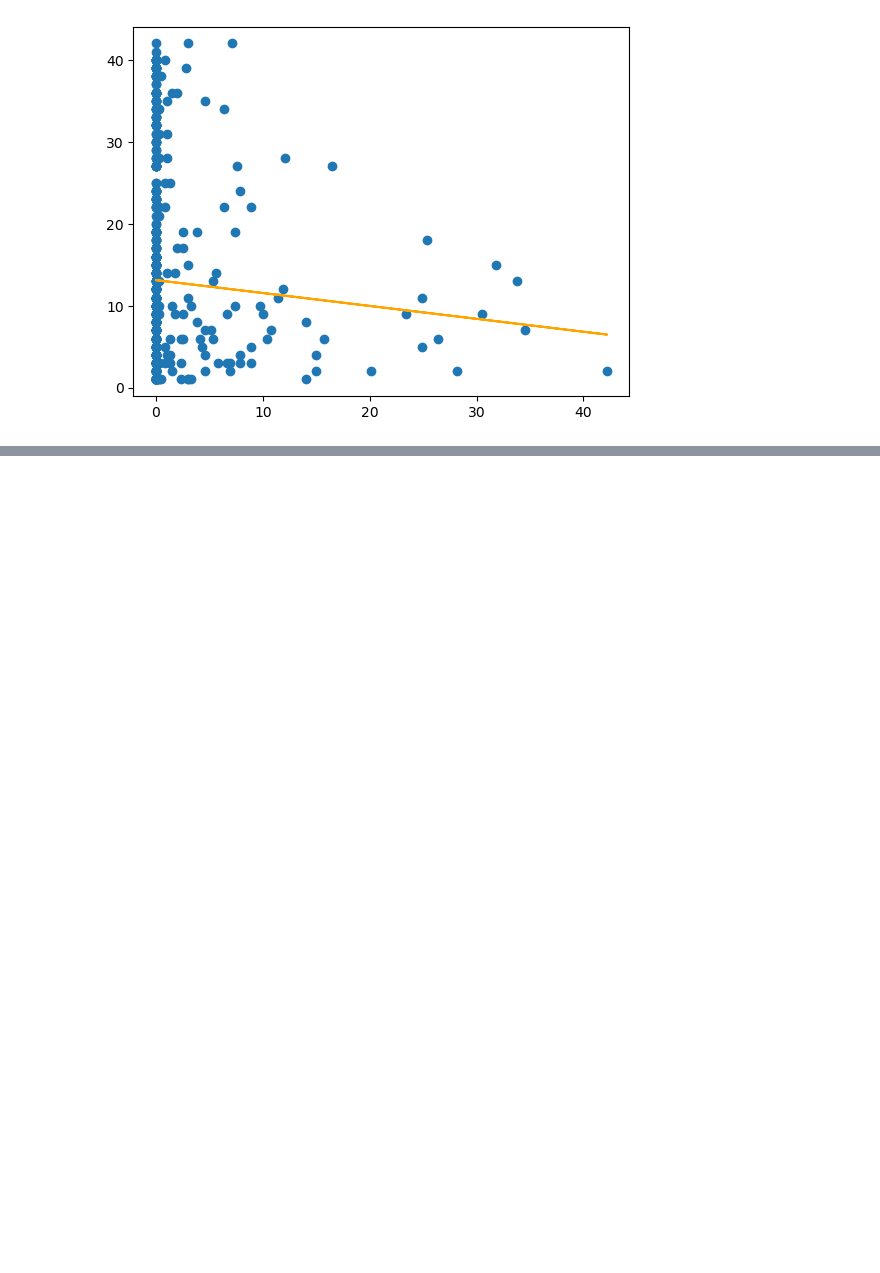
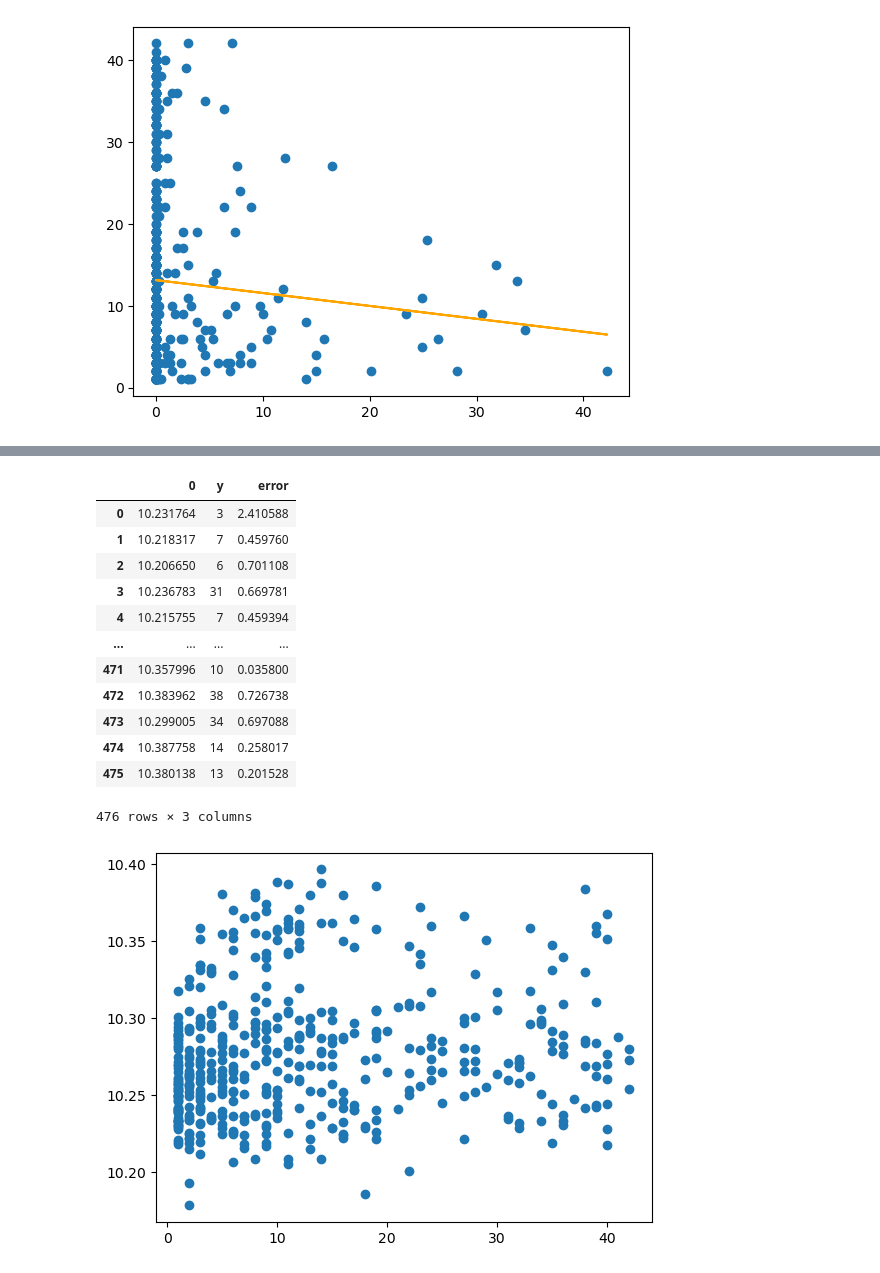
Before and after one commit to Sam-Gresh/STAT-4185-Final, a Jupyter notebook: project.ipynb, the cells around one changed output, grey strips where cells are left out. Saved outputs shown, nothing was run; the diff lists cells and outputs as text; code cells hidden in the pictures; blank space fills up the shorter version.

```diff
--- a/project.ipynb
+++ b/project.ipynb
@@ -388,0 +485,16 @@ for site in list(cr["site"].unique()):
+# %%
+import tensorflow as tf
+from tensorflow.keras.models import Sequential
+from tensorflow.keras.layers import Dense, Dropout, Flatten
+
+model = Sequential([
+    Flatten(input_shape=X[0].shape),
+    Dense(256),
+    Dropout(0.5),
+    Dense(256),
+    Dense(32, activation="relu"),
+    Dropout(0.1),
+    Dense(1)
+])
+model.compile(optimizer="adam", loss="mean_squared_error")
+model.fit(X, y, validation_split=0.5, epochs=100)
@@ -388,0 +520,8 @@ for site in list(cr["site"].unique()):
+# %%
+o = pd.DataFrame(model.predict(X))
+o["y"] = y
+o["error"] = np.abs(o[0] - o["y"]) / o["y"]
+print(o[o["error"] != float("inf")]["error"].mean())
+plt.scatter(y, o[0])
+o
+# %% [output]
@@ -388,0 +530,14 @@ for site in list(cr["site"].unique()):
+|  | 0 | y | error |
+| 0 | 10.231764 | 3 | 2.410588 |
+| 1 | 10.218317 | 7 | 0.459760 |
+| 2 | 10.206650 | 6 | 0.701108 |
+| 3 | 10.236783 | 31 | 0.669781 |
+| 4 | 10.215755 | 7 | 0.459394 |
+| ... | ... | ... | ... |
+| 471 | 10.357996 | 10 | 0.035800 |
+| 472 | 10.383962 | 38 | 0.726738 |
+| 473 | 10.299005 | 34 | 0.697088 |
+| 474 | 10.387758 | 14 | 0.258017 |
+| 475 | 10.380138 | 13 | 0.201528 |
+476 rows × 3 columns
+[figure, added]
```
Also changed, not shown: parts of 18 cells of this notebook, 1 other file.
